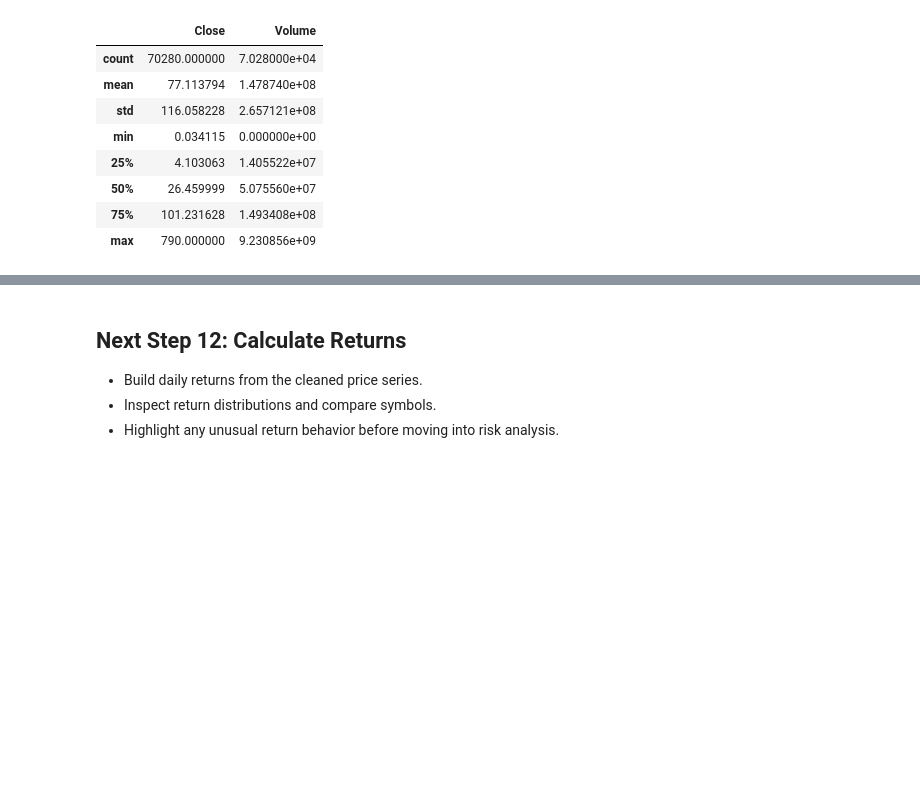
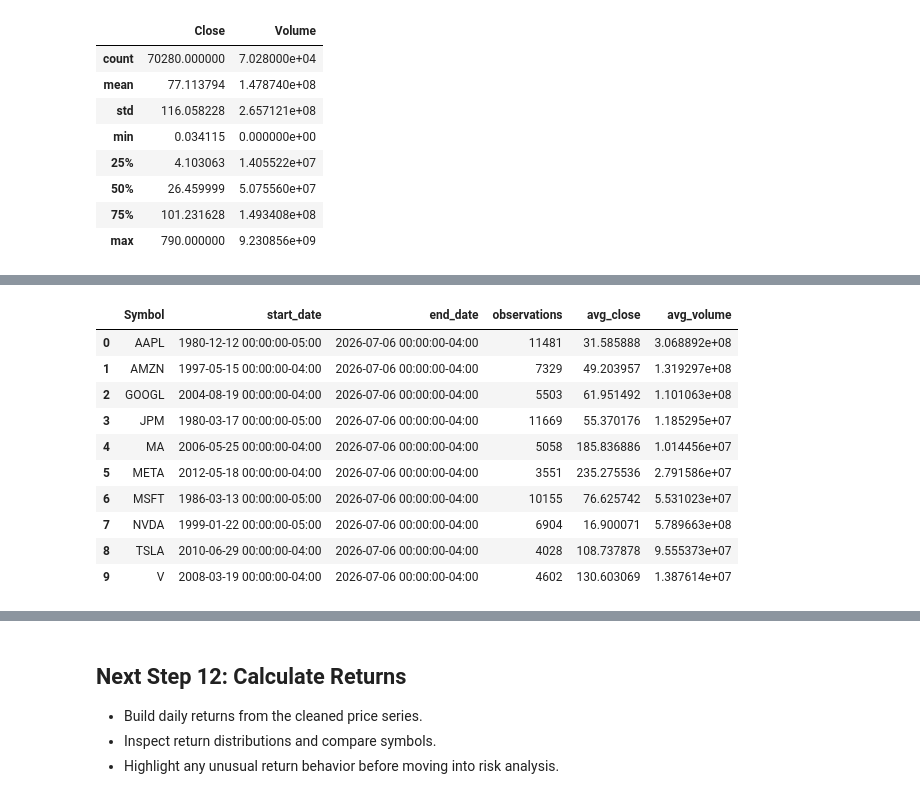
Before and after one commit to kumawatAkshay/QuantForge, a Jupyter notebook: notebook/equity_research.ipynb, the cells around one changed output, grey strips where cells are left out. Drawn from its saved outputs; the diff is of its cells as text; code cells hidden in the pictures; blank space fills up the shorter version.

```diff
--- a/notebook/equity_research.ipynb
+++ b/notebook/equity_research.ipynb
@@ -453,3 +503,31 @@ clean_df.groupby("Symbol")[["Close", "Volume"]].describe().transpose()
 |  | 50% | 1.960000e+08 | 9.684400e+07 | 5.067328e+07 | 7.940900e+06 | 4.510850e+06 | 2.068460e+07 | 4.846700e+07 | 4.810820e+08 | 8.142780e+07 | 8.907400e+06 |
 |  | 75% | 3.870984e+08 | 1.516720e+08 | 1.294125e+08 | 1.421070e+07 | 9.889000e+06 | 3.168470e+07 | 6.923280e+07 | 7.142670e+08 | 1.196671e+08 | 1.461075e+07 |
 |  | max | 7.421641e+09 | 2.086584e+09 | 1.643023e+09 | 2.172942e+08 | 3.953430e+08 | 5.735764e+08 | 1.031789e+09 | 9.230856e+09 | 9.140820e+08 | 7.084860e+08 |
+# %%
+# - Compare symbol-level distributions and time coverage.
+### It gives you:
+###
+### the first and last date for each symbol
+### how many observations each symbol has
+### average close and volume
+
+
+clean_df.groupby("Symbol").agg(
+    start_date=("Date", "min"),
+    end_date=("Date", "max"),
+    observations=("Date", "count"),
+    avg_close=("Close", "mean"),
+    avg_volume=("Volume", "mean")
+).reset_index()
+# %% [output]
+|  | Symbol | start_date | end_date | observations | avg_close | avg_volume |
+| 0 | AAPL | 1980-12-12 00:00:00-05:00 | 2026-07-06 00:00:00-04:00 | 11481 | 31.585888 | 3.068892e+08 |
+| 1 | AMZN | 1997-05-15 00:00:00-04:00 | 2026-07-06 00:00:00-04:00 | 7329 | 49.203957 | 1.319297e+08 |
+| 2 | GOOGL | 2004-08-19 00:00:00-04:00 | 2026-07-06 00:00:00-04:00 | 5503 | 61.951492 | 1.101063e+08 |
+| 3 | JPM | 1980-03-17 00:00:00-05:00 | 2026-07-06 00:00:00-04:00 | 11669 | 55.370176 | 1.185295e+07 |
+| 4 | MA | 2006-05-25 00:00:00-04:00 | 2026-07-06 00:00:00-04:00 | 5058 | 185.836886 | 1.014456e+07 |
+| 5 | META | 2012-05-18 00:00:00-04:00 | 2026-07-06 00:00:00-04:00 | 3551 | 235.275536 | 2.791586e+07 |
+| 6 | MSFT | 1986-03-13 00:00:00-05:00 | 2026-07-06 00:00:00-04:00 | 10155 | 76.625742 | 5.531023e+07 |
+| 7 | NVDA | 1999-01-22 00:00:00-05:00 | 2026-07-06 00:00:00-04:00 | 6904 | 16.900071 | 5.789663e+08 |
+| 8 | TSLA | 2010-06-29 00:00:00-04:00 | 2026-07-06 00:00:00-04:00 | 4028 | 108.737878 | 9.555373e+07 |
+| 9 | V | 2008-03-19 00:00:00-04:00 | 2026-07-06 00:00:00-04:00 | 4602 | 130.603069 | 1.387614e+07 |
```
Also changed, not shown: parts of 18 cells of this notebook.
